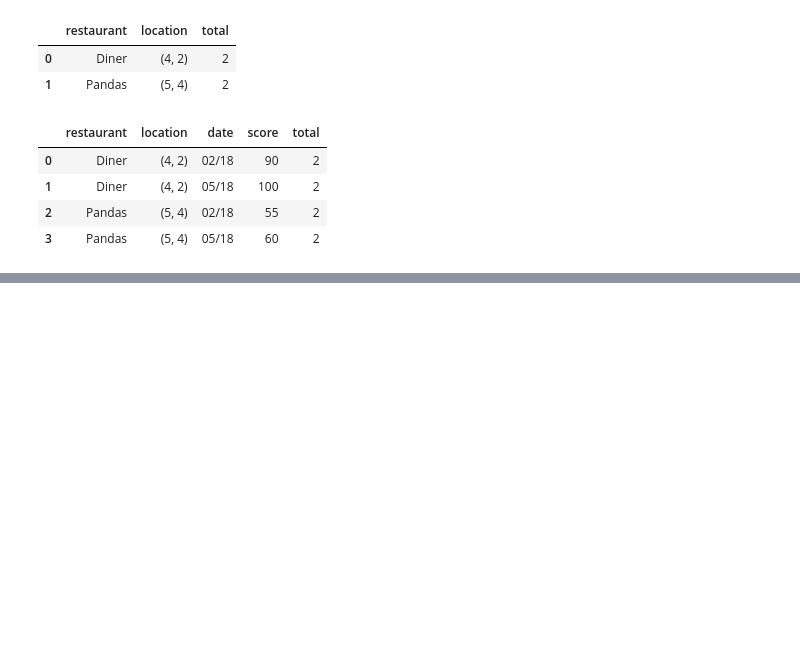
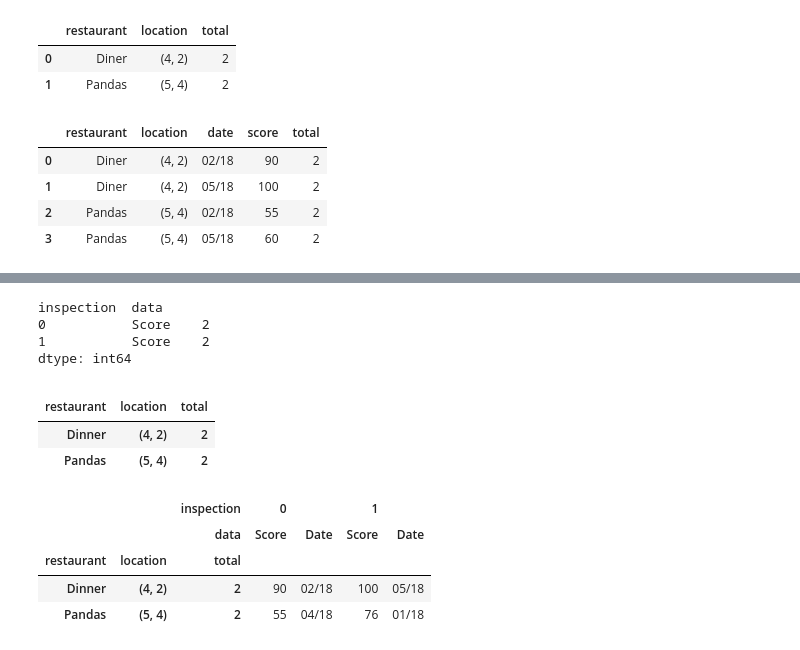
Before and after one commit to 1mmo/data-analysis-handbook, a Jupyter notebook: handbook/Working with data/Pandas.ipynb, the cells around one changed output, grey strips where cells are left out. Drawn from its saved outputs; the diff is of its cells as text; code cells hidden in the pictures; blank space fills up the shorter version.

Commit message:
finish Choice DataFrame chapter

```diff
--- a/handbook/Working with data/Pandas.ipynb
+++ b/handbook/Working with data/Pandas.ipynb
@@ -2088,0 +2177,24 @@ restaurant_inspections
+# %%
+restaurants = pd.MultiIndex.from_tuples(
+    (
+        ("Dinner", (4, 2)),
+        ("Pandas", (5, 4)),
+    ),
+    names=["restaurant", "location"]
+)
+
+inspections = pd.MultiIndex.from_tuples(
+    (
+        (0, 'Score'),
+        (0, 'Date'),
+        (1, 'Score'),
+        (1, 'Date'),
+    ),
+    names=['inspection', 'data']
+)
+
+restaurants_inspections = pd.DataFrame(
+    [[90, '02/18', 100, '05/18'], [55, '04/18', 76, '01/18']],
+    index=restaurants,
+    columns=inspections
+)
@@ -2088,0 +2209,31 @@ restaurant_inspections
+# %%
+total = restaurants_inspections.iloc[:, restaurants_inspections.columns.get_level_values('data') == 'Score'].count()
+total
+# %% [output]
+inspection  data
+0           Score    2
+1           Score    2
+dtype: int64
+# %%
+new_index = pd.DataFrame(
+    total.values,
+    columns=['total'],
+    index=restaurants_inspections.index
+)
+# %%
+new_index.set_index('total', append=True, inplace=True)
+new_index
+# %% [output]
+|  |  |  |
+| restaurant | location | total |
+| Dinner | (4, 2) | 2 |
+| Pandas | (5, 4) | 2 |
+# %%
+restaurants_inspections.index = new_index.index
+restaurants_inspections
+# %% [output]
+|  |  | inspection | 0 |  | 1 |  |
+|  |  | data | Score | Date | Score | Date |
+| restaurant | location | total |  |  |  |  |
+| Dinner | (4, 2) | 2 | 90 | 02/18 | 100 | 05/18 |
+| Pandas | (5, 4) | 2 | 55 | 04/18 | 76 | 01/18 |
```
Also changed, not shown: parts of 24 cells of this notebook.
